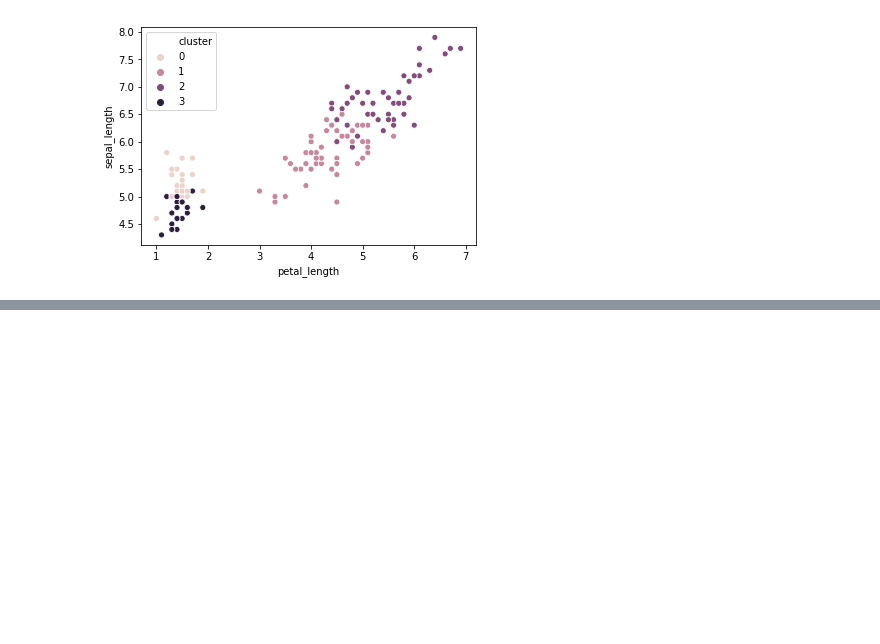
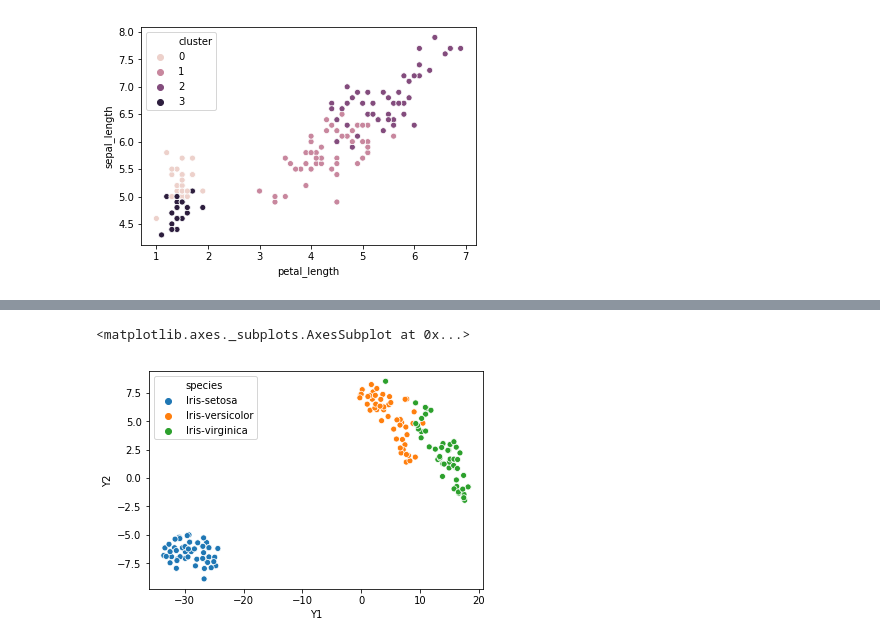
Before and after one commit to G94/Miscellaneous, a Jupyter notebook: unsupervised_examples/Clustering Iris DataSet.ipynb, the cells around one changed output, grey strips where cells are left out. Saved outputs shown, nothing was run; the diff lists cells and outputs as text; code cells hidden in the pictures; blank space fills up the shorter version.

```diff
--- a/unsupervised_examples/Clustering Iris DataSet.ipynb
+++ b/unsupervised_examples/Clustering Iris DataSet.ipynb
@@ -113,0 +126,8 @@ sns.scatterplot(x="petal_length", y="sepal_length",data=df_train, hue="cluster")
+# %%
+df["Y1"]= Y[:, 0]
+df["Y2"]= Y[:, 1]
+# %%
+sns.scatterplot("Y1","Y2",data= df, hue="species" )
+# %% [output]
+<matplotlib.axes._subplots.AxesSubplot at 0x...>
+[figure, added]
```
Also changed, not shown: parts of 11 cells of this notebook.
